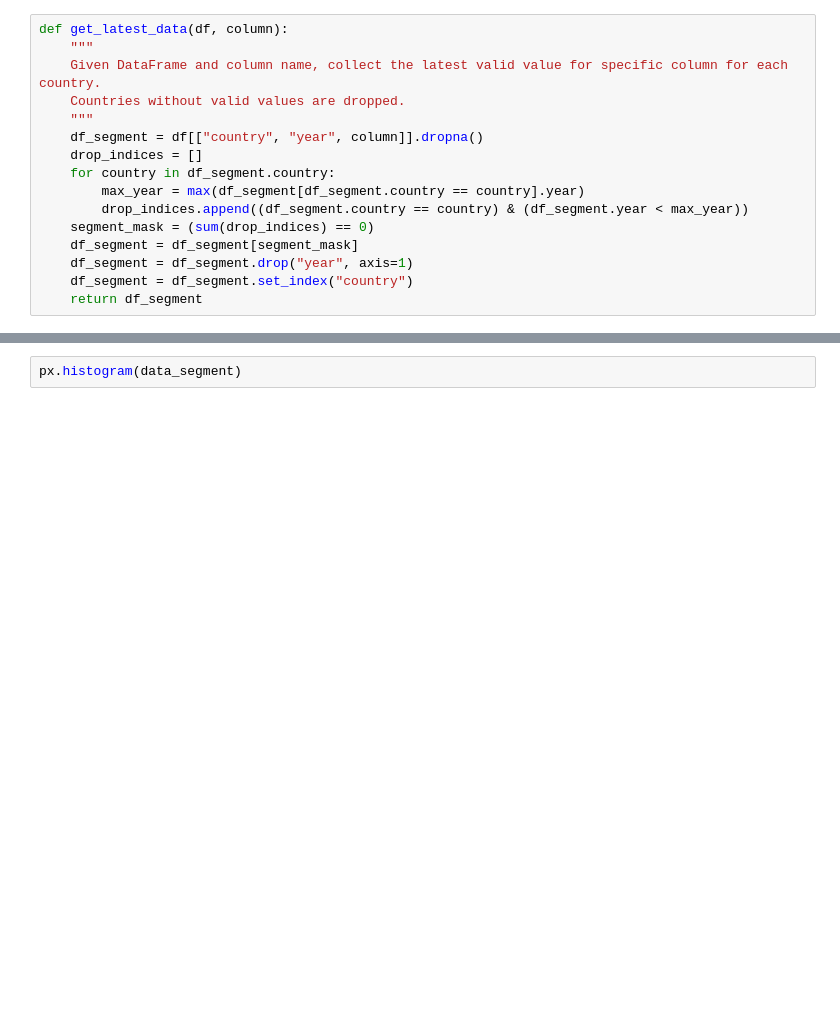
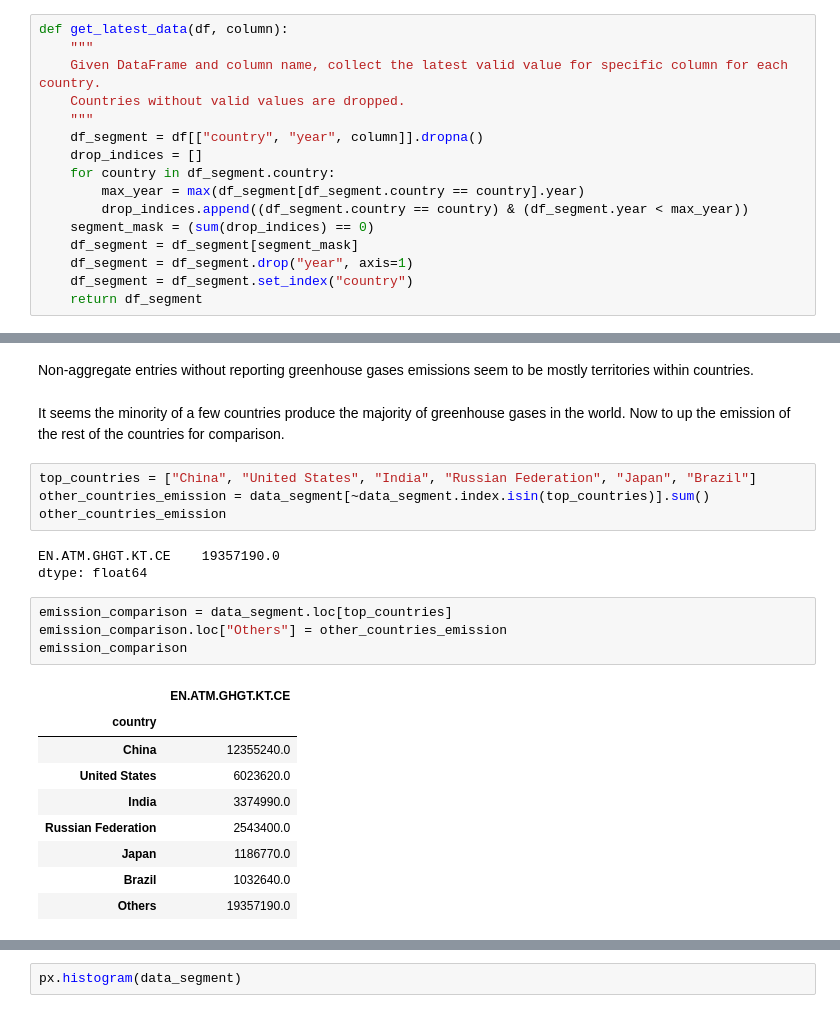
Before and after one commit to shaunyongfc/world-bank-country-green-analysis, a Jupyter notebook: EDA_1.ipynb, the cells around one changed output, grey strips where cells are left out. Saved outputs shown, nothing was run; the diff lists cells and outputs as text; blank space fills up the shorter version.

```diff
--- a/EDA_1.ipynb
+++ b/EDA_1.ipynb
@@ -138,0 +202,25 @@ px.histogram(data_segment)
+# %% [markdown]
+Non-aggregate entries without reporting greenhouse gases emissions seem to be mostly territories within countries.
+# %% [markdown]
+It seems the minority of a few countries produce the majority of greenhouse gases in the world. Now to up the emission of the rest of the countries for comparison.
+# %%
+top_countries = ["China", "United States", "India", "Russian Federation", "Japan", "Brazil"]
+other_countries_emission = data_segment[~data_segment.index.isin(top_countries)].sum()
+other_countries_emission
+# %% [output]
+EN.ATM.GHGT.KT.CE    19357190.0
+dtype: float64
+# %%
+emission_comparison = data_segment.loc[top_countries]
+emission_comparison.loc["Others"] = other_countries_emission
+emission_comparison
+# %% [output]
+|  | EN.ATM.GHGT.KT.CE |
+| country |  |
+| China | 12355240.0 |
+| United States | 6023620.0 |
+| India | 3374990.0 |
+| Russian Federation | 2543400.0 |
+| Japan | 1186770.0 |
+| Brazil | 1032640.0 |
+| Others | 19357190.0 |
```
Also changed, not shown: parts of 33 cells of this notebook.
